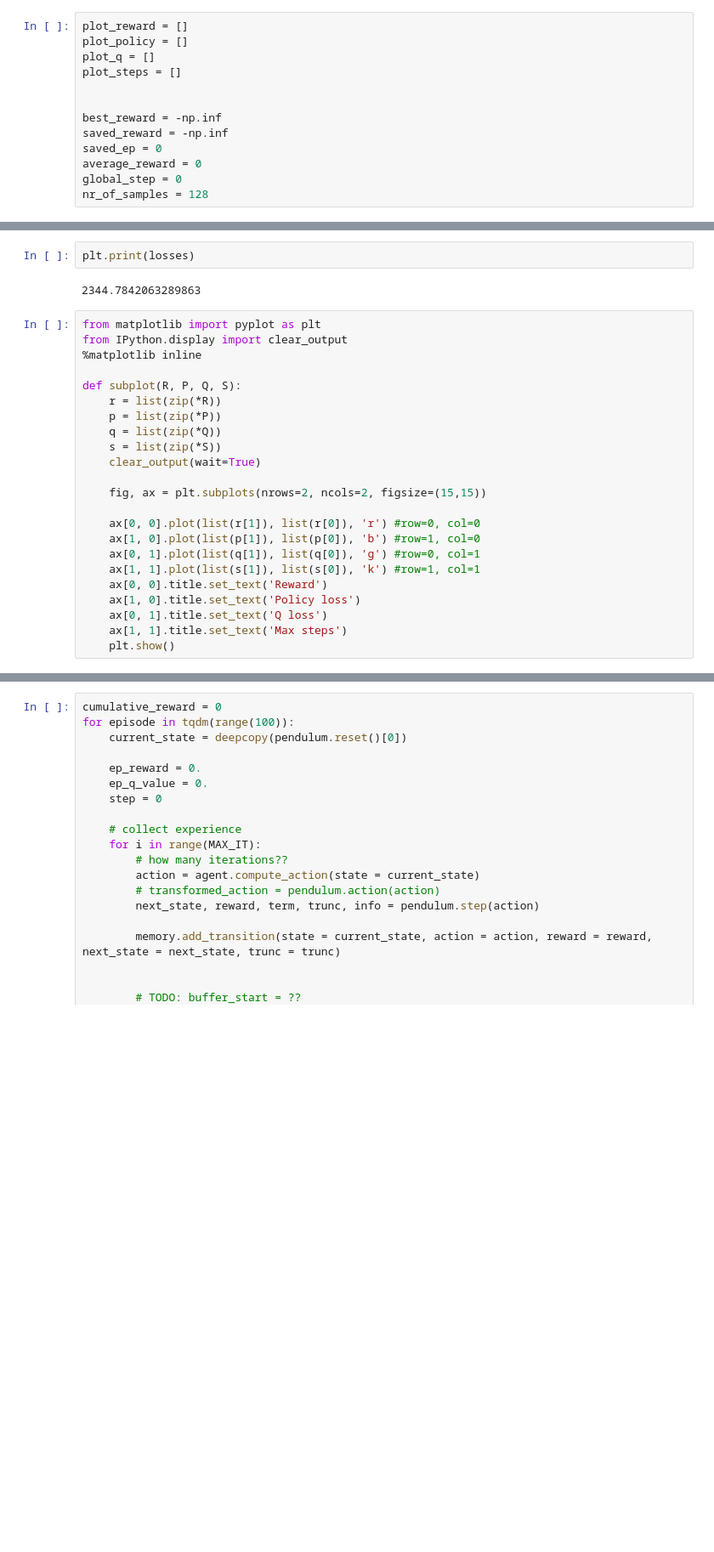
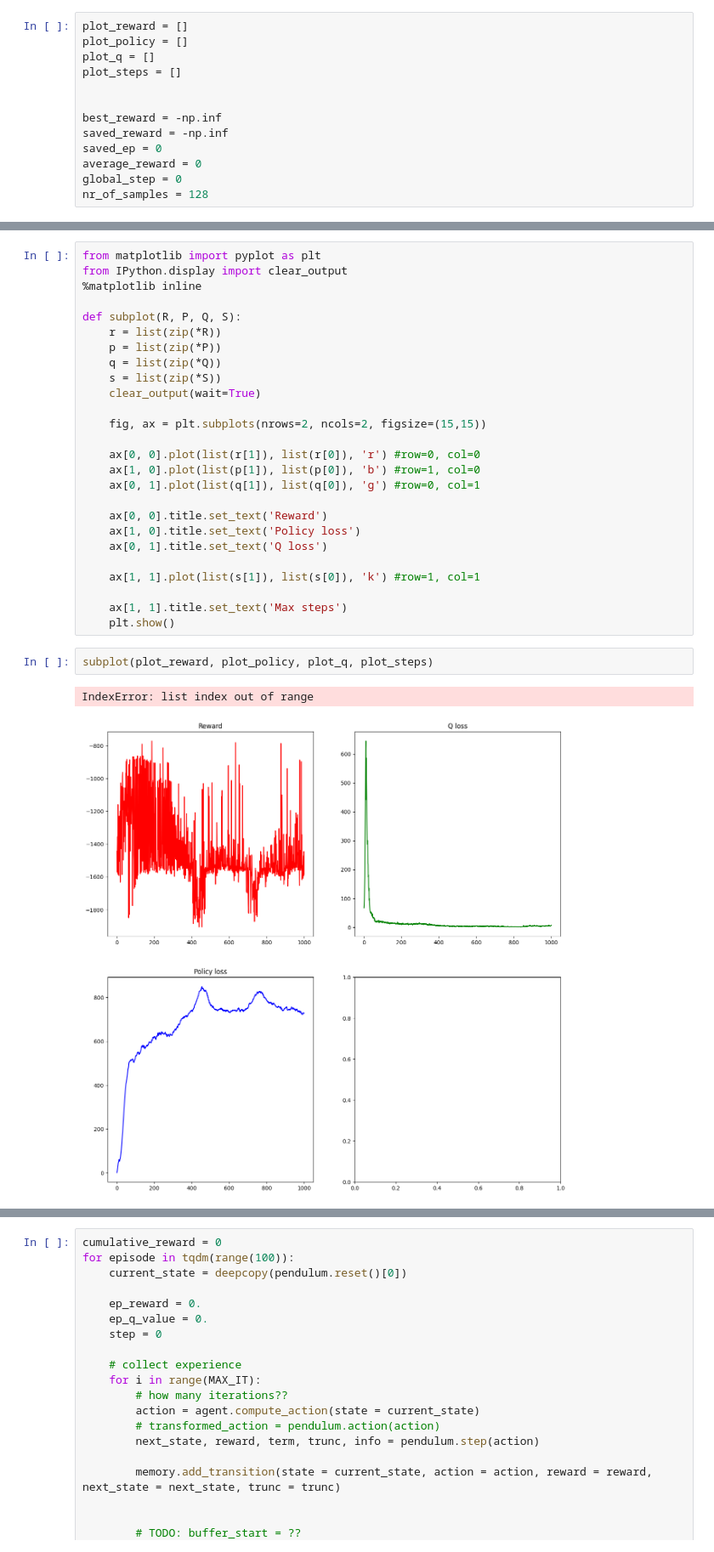
Before and after one commit to AnnaPaulish/DDPG, a Jupyter notebook: src/ddpg.ipynb, the cells around one changed output, grey strips where cells are left out. Shown at 85% size. Cells and saved outputs as stored; diff of their text form; blank space fills up the shorter version.

```diff
--- a/src/ddpg.ipynb
+++ b/src/ddpg.ipynb
@@ -243,7 +256,3 @@ for episode in tqdm(range(NUM_EPISODES)):
-# %%
-plt.print(losses)
-# %% [output]
-2344.7842063289863
 # %%
 from matplotlib import pyplot as plt
 from IPython.display import clear_output
@@ -261,12 +270,20 @@ def subplot(R, P, Q, S):
     ax[0, 0].plot(list(r[1]), list(r[0]), 'r') #row=0, col=0
     ax[1, 0].plot(list(p[1]), list(p[0]), 'b') #row=1, col=0
     ax[0, 1].plot(list(q[1]), list(q[0]), 'g') #row=0, col=1
-    ax[1, 1].plot(list(s[1]), list(s[0]), 'k') #row=1, col=1
+
     ax[0, 0].title.set_text('Reward')
     ax[1, 0].title.set_text('Policy loss')
     ax[0, 1].title.set_text('Q loss')
+
+    ax[1, 1].plot(list(s[1]), list(s[0]), 'k') #row=1, col=1
+
     ax[1, 1].title.set_text('Max steps')
     plt.show()
+# %%
+subplot(plot_reward, plot_policy, plot_q, plot_steps)
+# %% [output]
+IndexError: list index out of range
+[figure, added]
 # %%
 q = list(zip(*plot_policy))
 plt.plot(list(q[1]), list(q[0]), 'g') #row=0, col=1
```
Also changed, not shown: parts of 16 cells of this notebook, 2 other files.
